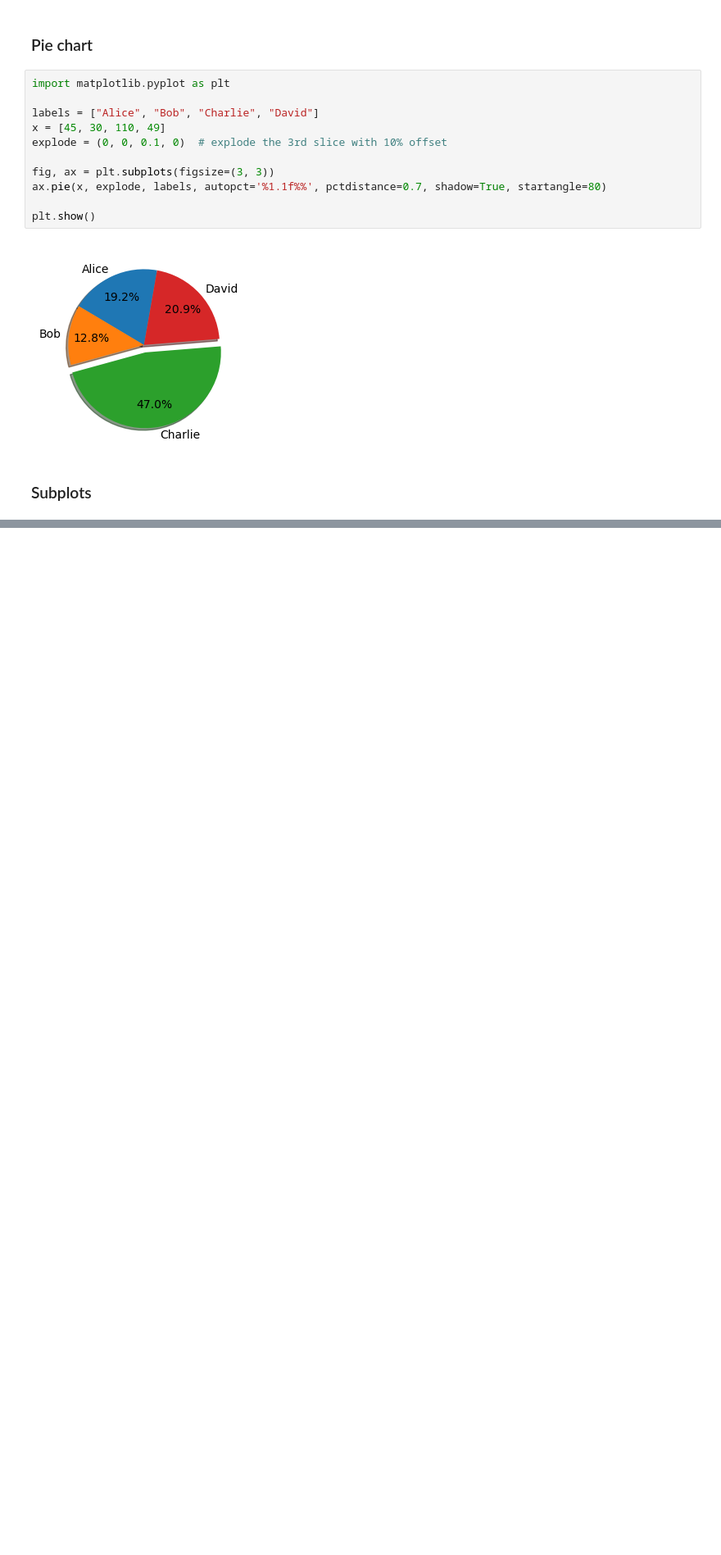
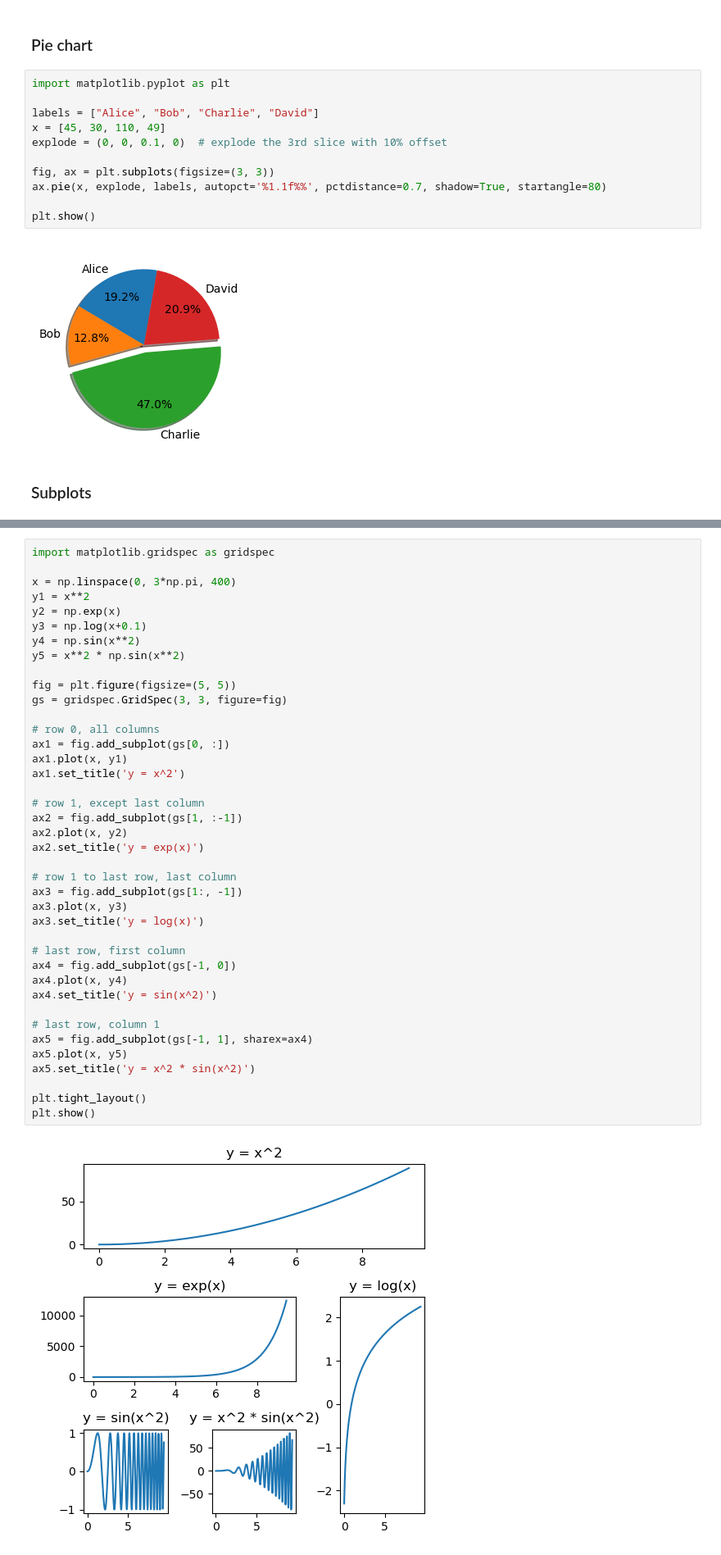
Before and after one commit to hc-sun/python-data-science, a Jupyter notebook: matplotlib.ipynb, the cells around one changed output, grey strips where cells are left out. Shown at 82% size. Saved outputs shown, nothing was run; the diff lists cells and outputs as text; blank space fills up the shorter version.

Commit message:
added subplots span

```diff
--- a/matplotlib.ipynb
+++ b/matplotlib.ipynb
@@ -151,0 +155,42 @@ plt.show()
+# %%
+import matplotlib.gridspec as gridspec
+
+x = np.linspace(0, 3*np.pi, 400)
+y1 = x**2
+y2 = np.exp(x)
+y3 = np.log(x+0.1)
+y4 = np.sin(x**2)
+y5 = x**2 * np.sin(x**2)
+
+fig = plt.figure(figsize=(5, 5))
+gs = gridspec.GridSpec(3, 3, figure=fig)
+
+# row 0, all columns
+ax1 = fig.add_subplot(gs[0, :])
+ax1.plot(x, y1)
+ax1.set_title('y = x^2')
+
+# row 1, except last column
+ax2 = fig.add_subplot(gs[1, :-1])
+ax2.plot(x, y2)
+ax2.set_title('y = exp(x)')
+
+# row 1 to last row, last column
+ax3 = fig.add_subplot(gs[1:, -1])
+ax3.plot(x, y3)
+ax3.set_title('y = log(x)')
+
+# last row, first column
+ax4 = fig.add_subplot(gs[-1, 0])
+ax4.plot(x, y4)
+ax4.set_title('y = sin(x^2)')
+
+# last row, column 1
+ax5 = fig.add_subplot(gs[-1, 1], sharex=ax4)
+ax5.plot(x, y5)
+ax5.set_title('y = x^2 * sin(x^2)')
+
+plt.tight_layout()
+plt.show()
+# %% [output]
+[figure, added]
```
Also changed, not shown: parts of 3 cells of this notebook.
